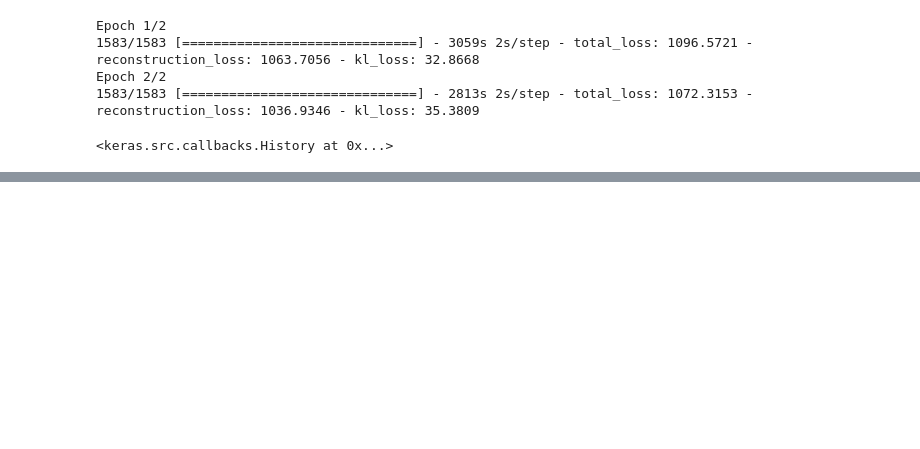
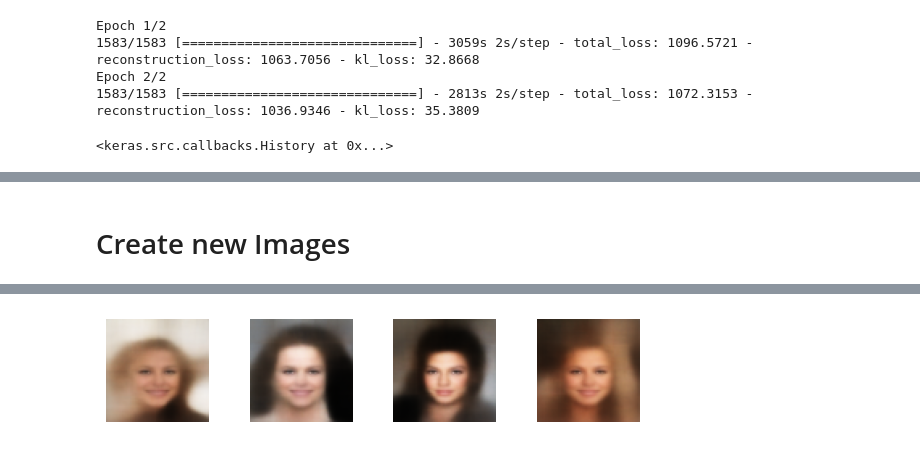
Before and after one commit to Gazeux33/Generative-Deep-Learning, a Jupyter notebook: AutoEncoder/VAE-CelebA.ipynb, the cells around one changed output, grey strips where cells are left out. Cells and saved outputs as stored; diff of their text form; code cells hidden in the pictures; blank space fills up the shorter version.

```diff
--- a/AutoEncoder/VAE-CelebA.ipynb
+++ b/AutoEncoder/VAE-CelebA.ipynb
@@ -193,3 +195,5 @@ WARNING:tensorflow:Model's `__init__()` arguments contain non-serializable objec
 # %%
 vae = VAE(encoder,decoder)
 vae.load_weights("vae_face_model.keras")
+encoder.load_weights("encoder_face.keras")
+decoder.load_weights("decoder_face.keras")
@@ -214,0 +217,14 @@ plt.show()
+# %% [markdown]
+# Create new Images
+# %%
+grid_width,grid_height = 10,2
+z_sample = np.random.normal(size=(grid_width*grid_height,200))
+reconstruction = decoder.predict(z_sample)
+
+fig = plt.figure(figsize=(18,5))
+fig.subplots_adjust(hspace=0.4,wspace=0.4)
+for i in range(grid_height*grid_height):
+    ax = fig.add_subplot(grid_height,grid_width,i+1)
+    ax.axis("off")
+    ax.imshow(reconstruction[i])
+# %% [output]
@@ -214,0 +232 @@ plt.show()
+[figure, added]
```
Also changed, not shown: parts of 9 cells of this notebook.
